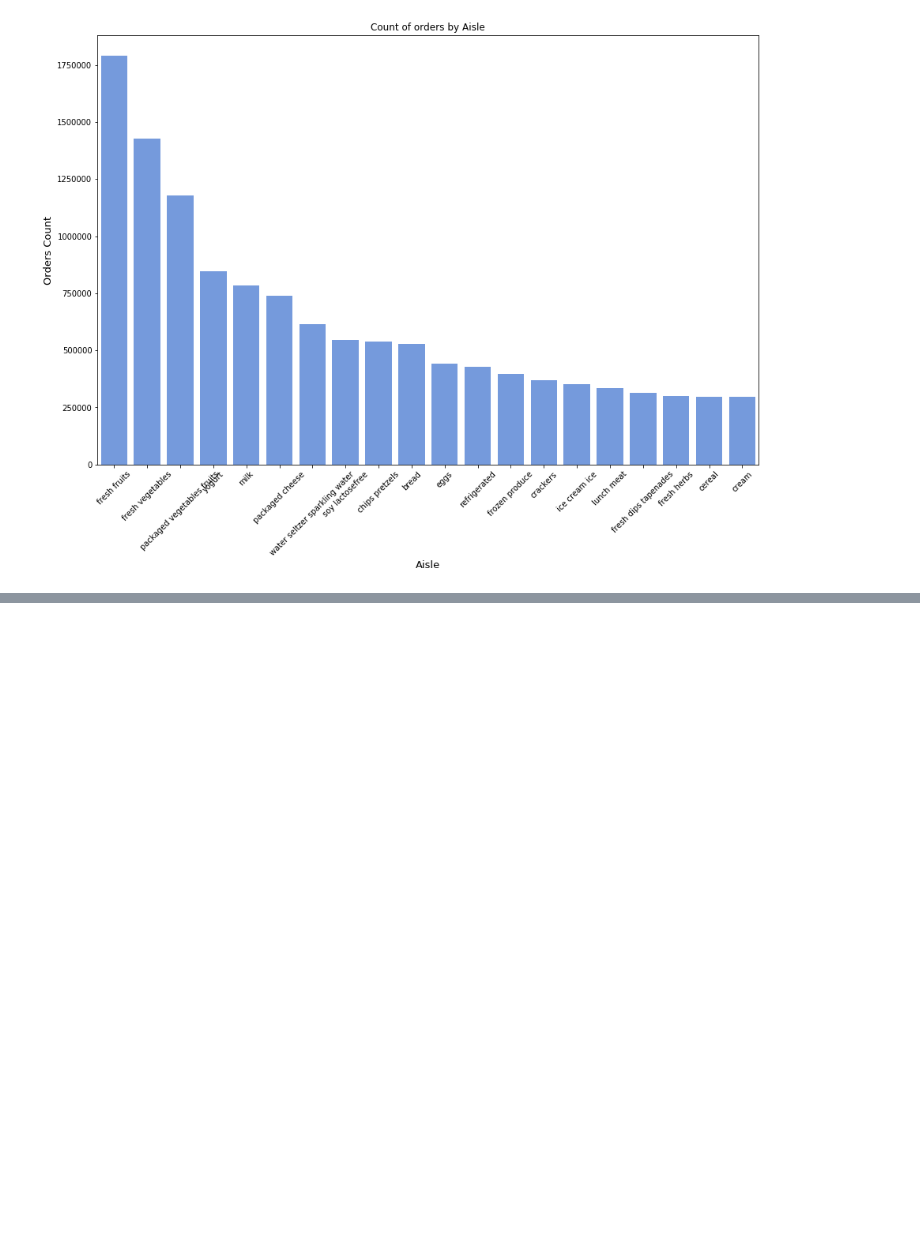
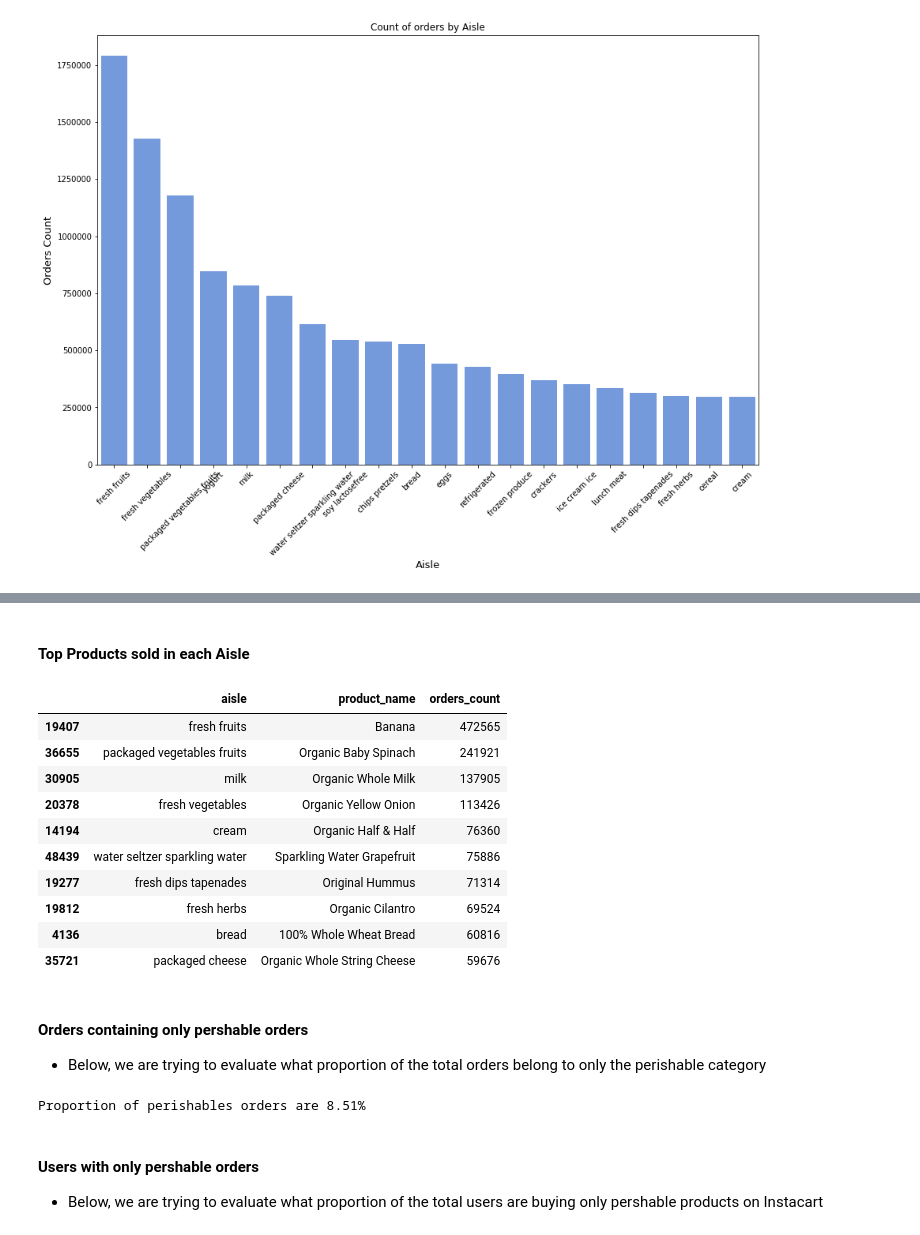
Before and after one commit to yashwanthky/Instacart_Market_Basket_Analysis, a Jupyter notebook: Data_Loading_Exploration.ipynb, the cells around one changed output, grey strips where cells are left out. Cells and saved outputs as stored; diff of their text form; code cells hidden in the pictures; blank space fills up the shorter version.

```diff
--- a/Data_Loading_Exploration.ipynb
+++ b/Data_Loading_Exploration.ipynb
@@ -520,0 +545,32 @@ plt.xticks(rotation = 45);
+# %% [markdown]
+#### Top Products sold in each Aisle
+# %%
+orders_aisle_product = merged_data[['order_id', 'product_name', 'aisle']].drop_duplicates().groupby(by=['aisle', 'product_name']).agg({'order_id' : ['count']}).reset_index()
+orders_aisle_product.columns = ['aisle', 'product_name','orders_count']
+orders_aisle_product.sort_values(by='orders_count', ascending=False).groupby(by= ['aisle'], axis=0).head(1).head(10)
+# %% [output]
+|  | aisle | product_name | orders_count |
+| 19407 | fresh fruits | Banana | 472565 |
+| 36655 | packaged vegetables fruits | Organic Baby Spinach | 241921 |
+| 30905 | milk | Organic Whole Milk | 137905 |
+| 20378 | fresh vegetables | Organic Yellow Onion | 113426 |
+| 14194 | cream | Organic Half & Half | 76360 |
+| 48439 | water seltzer sparkling water | Sparkling Water Grapefruit | 75886 |
+| 19277 | fresh dips tapenades | Original Hummus | 71314 |
+| 19812 | fresh herbs | Organic Cilantro | 69524 |
+| 4136 | bread | 100% Whole Wheat Bread | 60816 |
+| 35721 | packaged cheese | Organic Whole String Cheese | 59676 |
+# %% [markdown]
+#### Orders containing only pershable orders
+
+- Below, we are trying to evaluate what proportion of the total orders belong to only the perishable category
+# %%
+orders_perish = merged_data[['order_id', 'Perishables']].groupby(by=['order_id']).sum().reset_index()
+orders_perish.columns = ['order_id', 'Perishables']
+print("Proportion of perishables orders are "+"{:.2%}".format(orders_perish[orders_perish.Perishables==0].shape[0]/orders_perish.shape[0]));
+# %% [output]
+Proportion of perishables orders are 8.51%
+# %% [markdown]
+#### Users with only pershable orders
+
+- Below, we are trying to evaluate what proportion of the total users are buying only pershable products on Instacart
```
Also changed, not shown: parts of 3 cells of this notebook.
